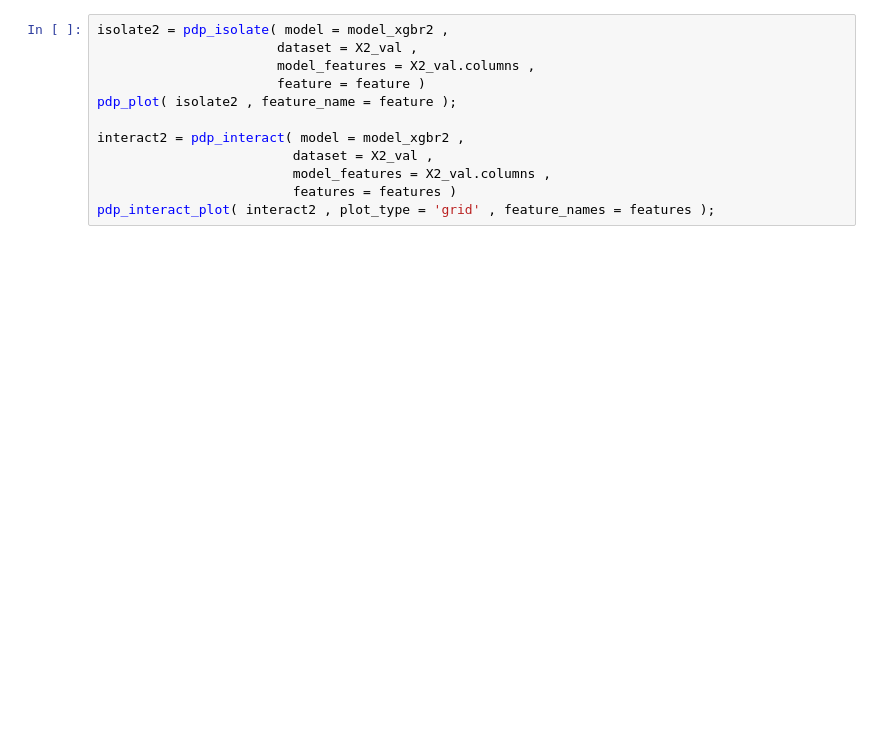
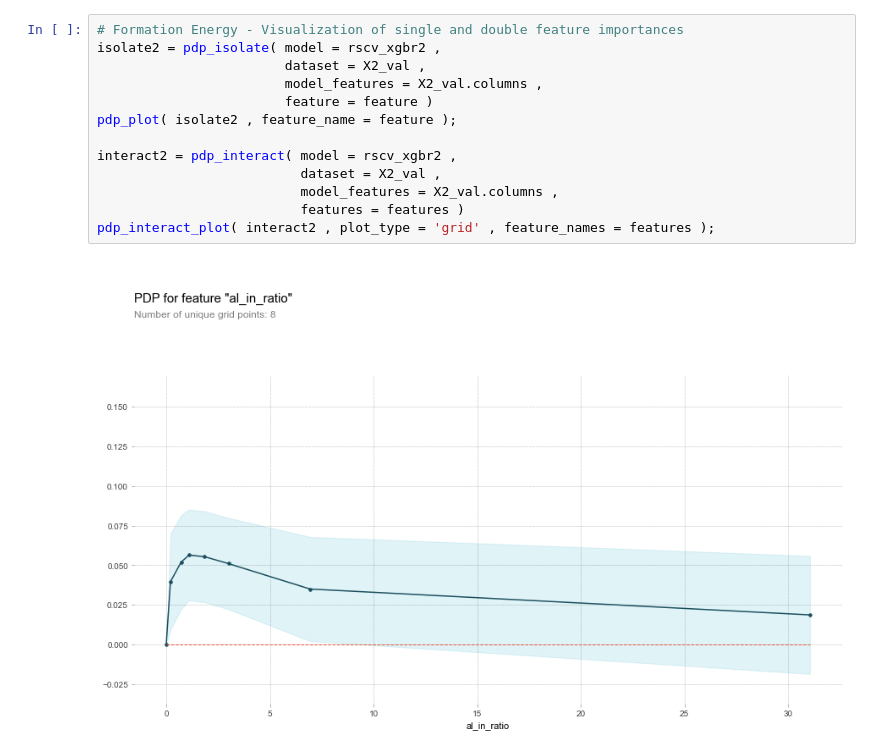
Before and after one commit to no-i-in-team/reesh, a Jupyter notebook: conductors/unit_2_project.ipynb, the cells around one changed output. Cells and saved outputs as stored; diff of their text form; blank space fills up the shorter version.

```diff
--- a/conductors/unit_2_project.ipynb
+++ b/conductors/unit_2_project.ipynb
@@ -374,12 +587,15 @@ pdp_interact_plot( interact1 , plot_type = 'grid' , feature_names = features );
 # %%
-isolate2 = pdp_isolate( model = model_xgbr2 ,
-                       dataset = X2_val ,
-                       model_features = X2_val.columns ,
-                       feature = feature )
+# Formation Energy - Visualization of single and double feature importances
+isolate2 = pdp_isolate( model = rscv_xgbr2 ,
+                        dataset = X2_val ,
+                        model_features = X2_val.columns ,
+                        feature = feature )
 pdp_plot( isolate2 , feature_name = feature );
 
-interact2 = pdp_interact( model = model_xgbr2 ,
-                         dataset = X2_val ,
-                         model_features = X2_val.columns ,
-                         features = features )
+interact2 = pdp_interact( model = rscv_xgbr2 ,
+                          dataset = X2_val ,
+                          model_features = X2_val.columns ,
+                          features = features )
 pdp_interact_plot( interact2 , plot_type = 'grid' , feature_names = features );
+# %% [output]
+[figure, added]
```
Also changed, not shown: parts of 15 cells of this notebook.
